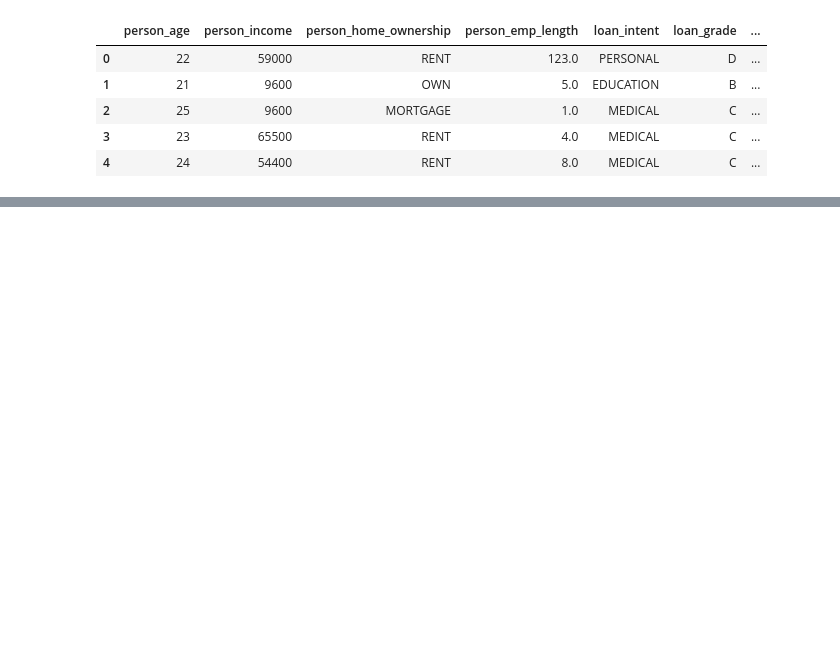
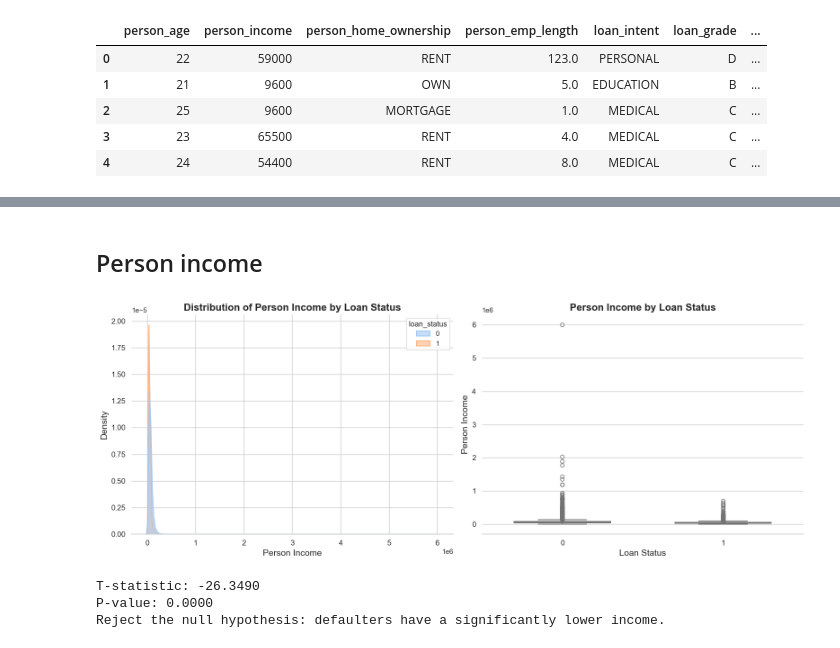
Before and after one commit to Ruben-Boeckx/Loan-approval, a Jupyter notebook: Draft.ipynb, the cells around one changed output, grey strips where cells are left out. Saved outputs shown, nothing was run; the diff lists cells and outputs as text; code cells hidden in the pictures; blank space fills up the shorter version.

```diff
--- a/Draft.ipynb
+++ b/Draft.ipynb
@@ -16,0 +46,75 @@ df.head()
+# %% [markdown]
+## Person income
+# %%
+# Set the style
+sns.set(style="whitegrid", palette="pastel")
+
+# Create a figure with two subplots
+fig, axes = plt.subplots(1, 2, figsize=(16, 6))  # 1 row, 2 columns
+
+# KDE Plot
+sns.kdeplot(
+    data=df,
+    x="person_income",
+    hue="loan_status",
+    fill=True,
+    common_norm=False,  # Normalize each distribution independently
+    alpha=0.6,  # Adjust transparency
+    linewidth=1.5,  # Thicker lines for better visibility
+    ax=axes[0]  # Place the KDE plot in the first subplot
+)
+
+# Customize the KDE plot
+axes[0].set_title("Distribution of Person Income by Loan Status", fontsize=16, fontweight="bold")
+axes[0].set_xlabel("Person Income", fontsize=14)
+axes[0].set_ylabel("Density", fontsize=14)
+axes[0].tick_params(axis='both', labelsize=12)
+
+# Add a legend to the KDE plot
+if not axes[0].legend_:
+    axes[0].legend(title="Loan Status", title_fontsize=12, fontsize=12)
+
+# Boxplot
+sns.boxplot(
+    x='loan_status',
+    y='person_income',
+    hue='loan_status',  # Assign x variable to hue
+    data=df,
+    palette="pastel",  # Use pastel colors
+    linewidth=1.5,  # Thicker lines for better visibility
+    width=0.6,  # Adjust the width of the boxes
+    legend=False,  # Disable the legend (since hue is used for coloring)
+    ax=axes[1]  # Place the boxplot in the second subplot
+)
+
+# Customize the boxplot
+axes[1].set_title("Person Income by Loan Status", fontsize=16, fontweight="bold")
+axes[1].set_xlabel("Loan Status", fontsize=14)
+axes[1].set_ylabel("Person Income", fontsize=14)
+axes[1].tick_params(axis='both', labelsize=12)
+
+# Remove unnecessary spines
+sns.despine(left=True)
+
+# Adjust layout
+plt.tight_layout()
+
+# Show the plot
+plt.show()
+# %% [output]
+[figure, added]
+# %%
+t_stat, p_value = ttest_ind(df[df['loan_status'] == 1]['person_income'], df[df['loan_status'] == 0]['person_income'], alternative='less')
+
+print(f"T-statistic: {t_stat:.4f}")
+print(f"P-value: {p_value:.4f}")
+
+alpha = 0.05
+if p_value < alpha:
+    print("Reject the null hypothesis: defaulters have a significantly lower income.")
+else:
+    print("Fail to reject the null hypothesis: no significant difference in income.")
+# %% [output]
+T-statistic: -26.3490
+P-value: 0.0000
+Reject the null hypothesis: defaulters have a significantly lower income.
```
Also changed, not shown: parts of 38 cells of this notebook.
